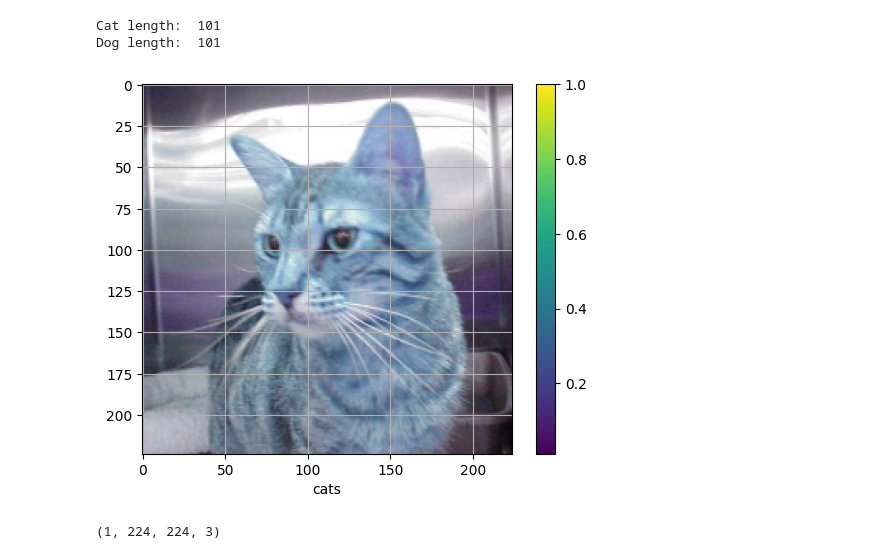
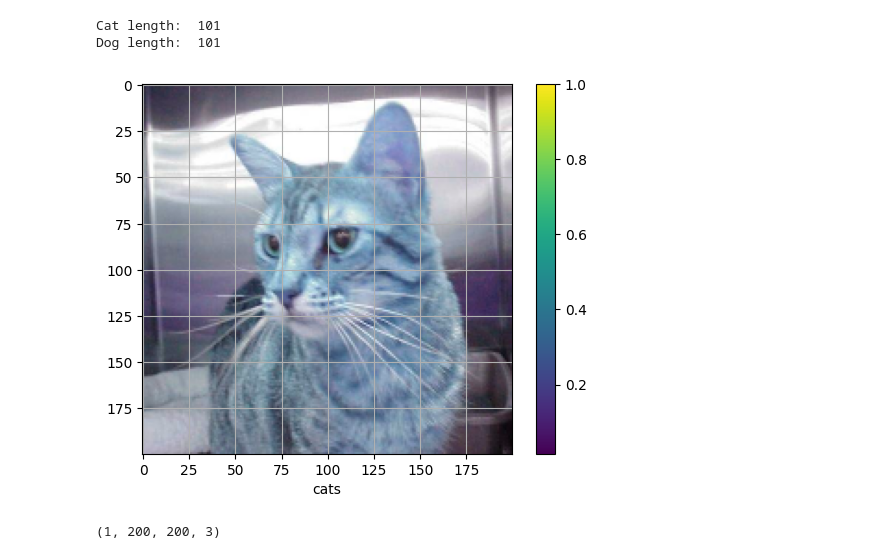
Before and after one commit to jamesteckyio/ai, a Jupyter notebook: pet.ipynb, the cells around one changed output. Drawn from its saved outputs; the diff is of its cells as text; code cells hidden in the pictures.

```diff
--- a/pet.ipynb
+++ b/pet.ipynb
@@ -13,8 +16,9 @@ from tensorflow.keras.models import save_model
 To enable the following instructions: AVX2 FMA, in other operations, rebuild TensorFlow with the appropriate compiler flags.
 # %%
-import pathlib
 train_dir = pathlib.Path("./dog_cat_dataset/training_set")
 test_dir=pathlib.Path("./dog_cat_dataset/testing_set")
+image_size = 200  # We'll resize input images to this size
+num_epochs = 1  # For real training, use num_epochs=100. 10 is a test value
 
 print(train_dir)
 print(test_dir)
@@ -309,27 +360,27 @@ Dog length:  101
 # %%
 predict_index = 45
 # Grab an image from the test dataset.
 image = cat_test[predict_index]
 img = cv2.imread(str(image))
 
-resize_img = cv2.resize(img, (224, 224))
+resize_img = cv2.resize(img, (image_size, image_size))
 resize_img = resize_img / 255.0
 
 plt.figure()
 plt.imshow(resize_img)
 plt.colorbar()
 plt.grid(True)
 plt.xlabel(class_names[0])
 plt.show()
 # %% [output]
-[figure, old version]
+[figure, new version]
 # %%
 # Add the image to a batch where it's the only member.
 resize_img = (np.expand_dims(resize_img,0))
 
 print(resize_img.shape)
 # %% [output]
-(1, 224, 224, 3)
+(1, 200, 200, 3)
 # %%
 predictions_single = probability_model.predict(resize_img)
 predictions_label = class_names[np.argmax(predictions_single[0])]
```
Also changed, not shown: parts of 22 cells of this notebook, 2 other files.
